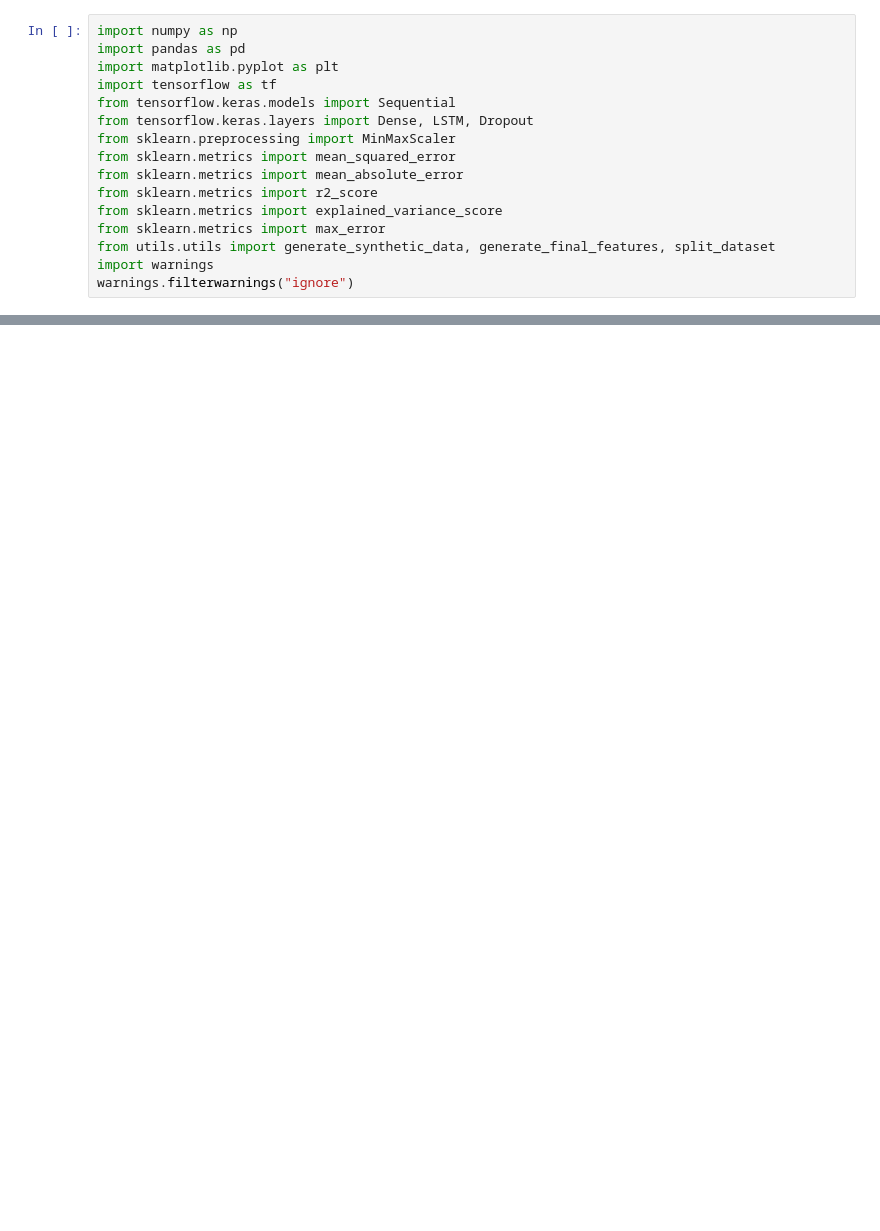
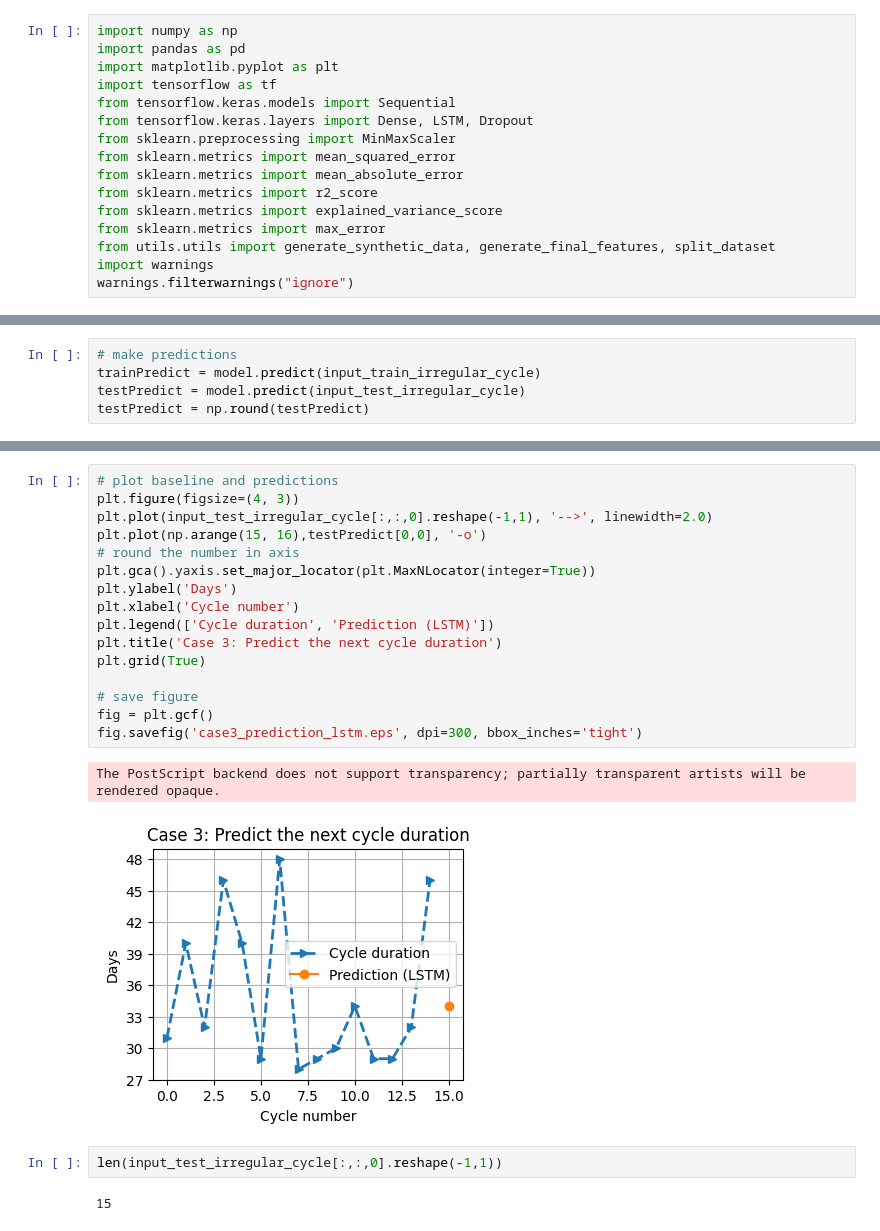
Before and after one commit to cilab-ufersa/period_cycle_prediction, a Jupyter notebook: period_cycle_prediction/case_3lstm.ipynb, the cells around one changed output, grey strips where cells are left out. Drawn from its saved outputs; the diff is of its cells as text; blank space fills up the shorter version.

```diff
--- a/period_cycle_prediction/case_3lstm.ipynb
+++ b/period_cycle_prediction/case_3lstm.ipynb
@@ -75,0 +109,5 @@ Epoch 80/200
+# %%
+# make predictions
+trainPredict = model.predict(input_train_irregular_cycle)
+testPredict = model.predict(input_test_irregular_cycle)
+testPredict = np.round(testPredict)
@@ -75,0 +133,23 @@ Epoch 80/200
+# %%
+# plot baseline and predictions
+plt.figure(figsize=(4, 3))
+plt.plot(input_test_irregular_cycle[:,:,0].reshape(-1,1), '-->', linewidth=2.0)
+plt.plot(np.arange(15, 16),testPredict[0,0], '-o')
+# round the number in axis
+plt.gca().yaxis.set_major_locator(plt.MaxNLocator(integer=True))
+plt.ylabel('Days')
+plt.xlabel('Cycle number')
+plt.legend(['Cycle duration', 'Prediction (LSTM)'])
+plt.title('Case 3: Predict the next cycle duration')
+plt.grid(True)
+
+# save figure
+fig = plt.gcf()
+fig.savefig('case3_prediction_lstm.eps', dpi=300, bbox_inches='tight')
+# %% [output]
+The PostScript backend does not support transparency; partially transparent artists will be rendered opaque.
+[figure, added]
+# %%
+len(input_test_irregular_cycle[:,:,0].reshape(-1,1))
+# %% [output]
+15
```
Also changed, not shown: parts of 12 cells of this notebook, 2 other files.
